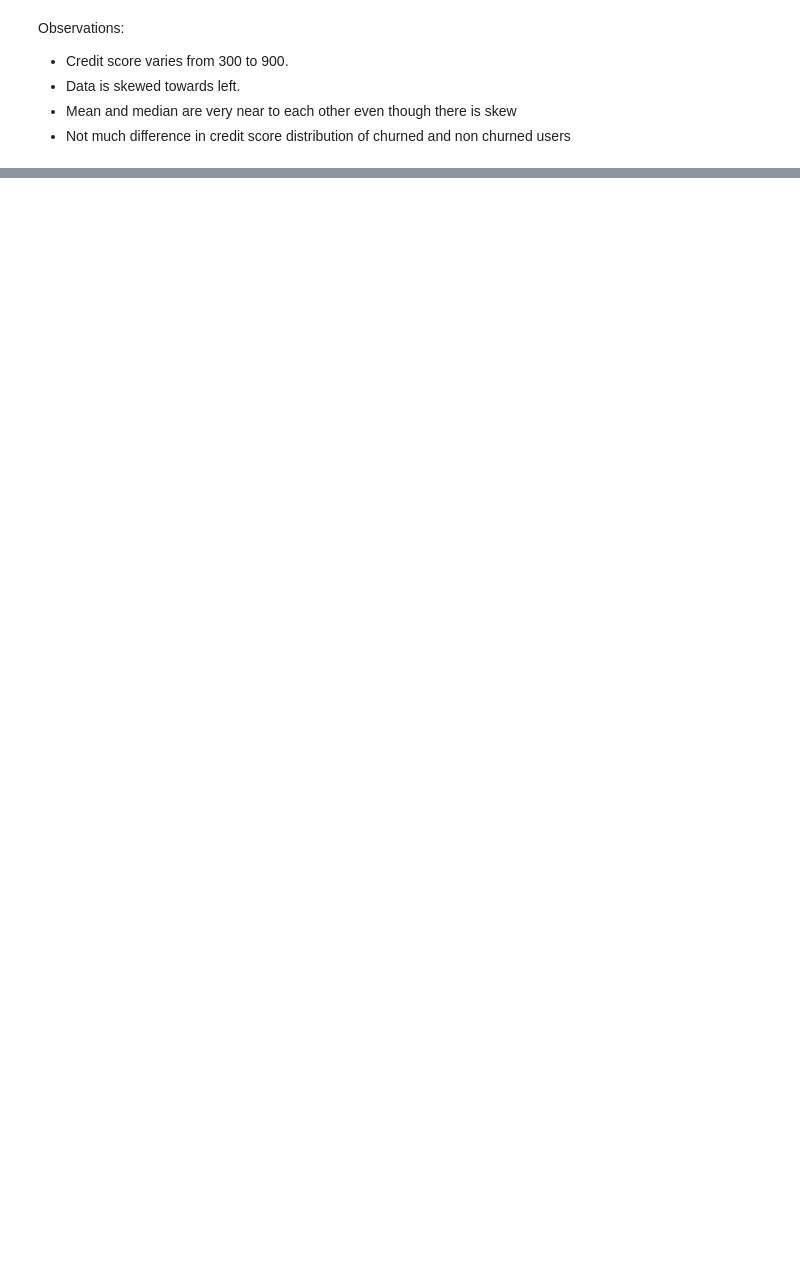
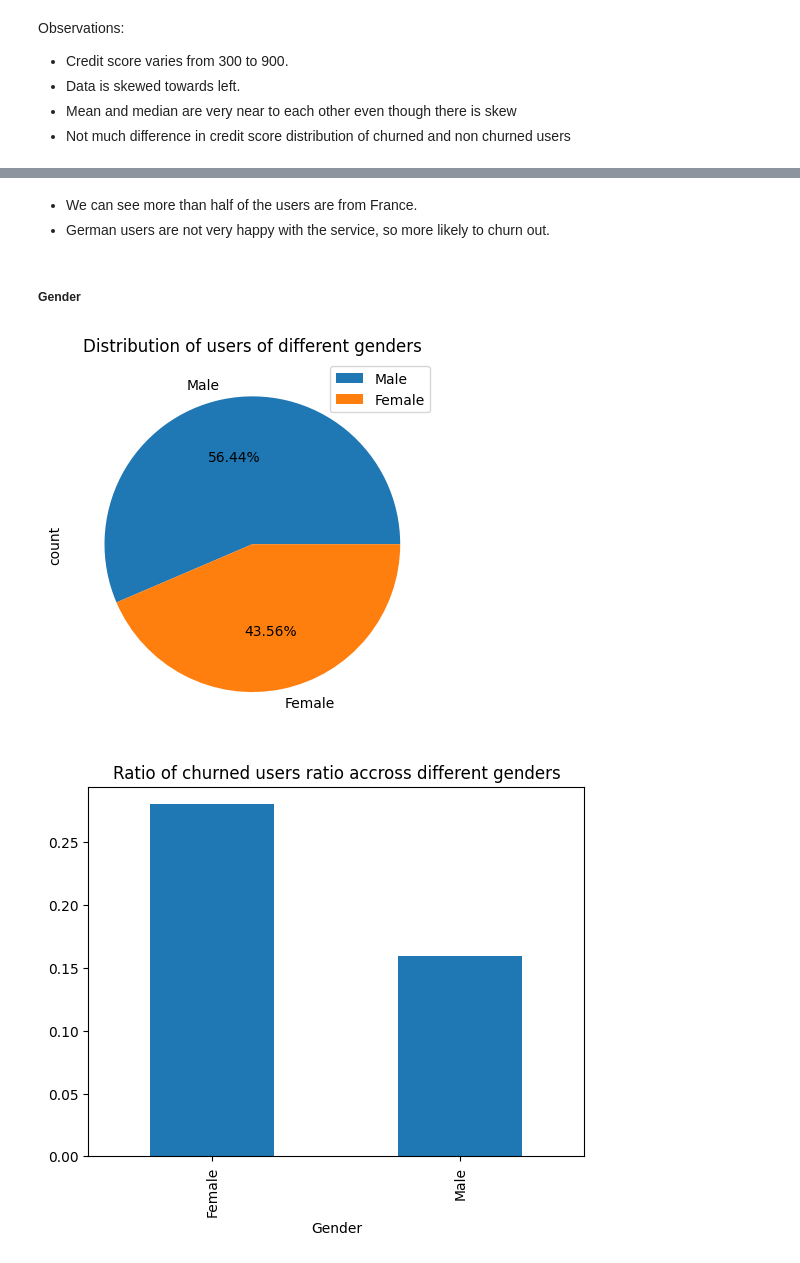
Before and after one commit to sumanthegdegithub/churn_prediction, a Jupyter notebook: data_analysis/data_exploration_and_analysis.ipynb, the cells around one changed output, grey strips where cells are left out. Cells and saved outputs as stored; diff of their text form; code cells hidden in the pictures; blank space fills up the shorter version.

Commit message:
Data Analysis

```diff
--- a/data_analysis/data_exploration_and_analysis.ipynb
+++ b/data_analysis/data_exploration_and_analysis.ipynb
@@ -85,0 +90,15 @@ Observations:
+# %% [markdown]
+* We can see more than half of the users are from France.
+* German users are not very happy with the service, so more likely to churn out.
+# %% [markdown]
+##### Gender
+# %%
+title = 'Distribution of users of different genders'
+allplots(data = train_data.Gender, title = title, kind='piecountplot')
+plt.figure()
+plt.title('Ratio of churned users ratio accross different genders')
+train_data.groupby(['Gender']).Exited.mean().plot(kind='bar')
+plt.show()
+# %% [output]
+[figure, added]
+[figure, added]
```
Also changed, not shown: parts of 30 cells of this notebook, 1 other file.
